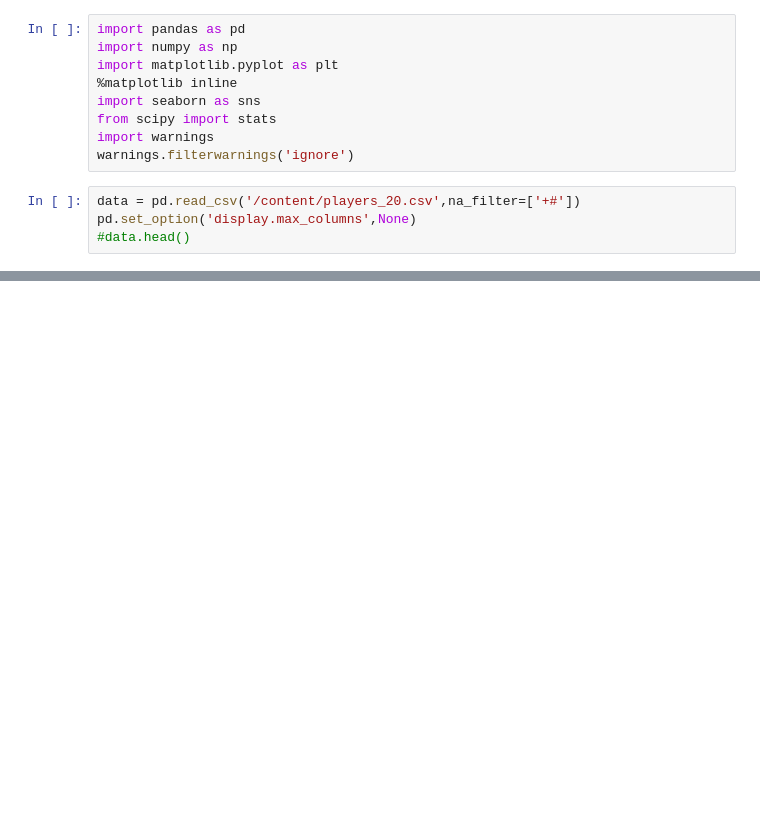
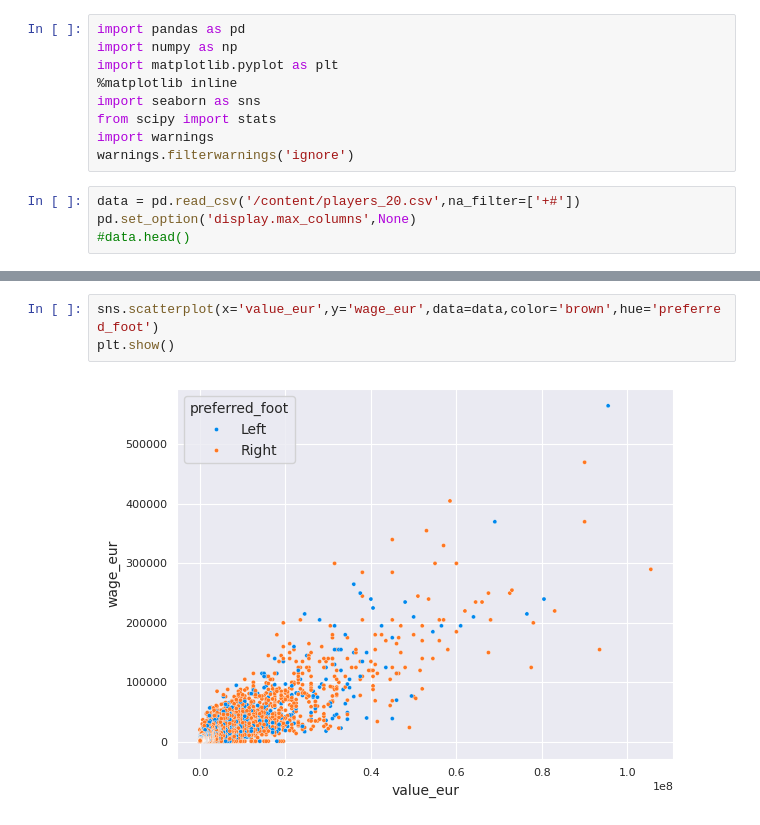
Before and after one commit to shakti57/batch18, a Jupyter notebook: Project_FIFA20.ipynb, the cells around one changed output, grey strips where cells are left out. Cells and saved outputs as stored; diff of their text form; blank space fills up the shorter version.

```diff
--- a/Project_FIFA20.ipynb
+++ b/Project_FIFA20.ipynb
@@ -24,0 +299,5 @@ LOAD DATA![fifa.png](embedded-picture-1)
+# %%
+sns.scatterplot(x='value_eur',y='wage_eur',data=data,color='brown',hue='preferred_foot')
+plt.show()
+# %% [output]
+[figure, added]
```
Also changed, not shown: parts of 30 cells of this notebook.
